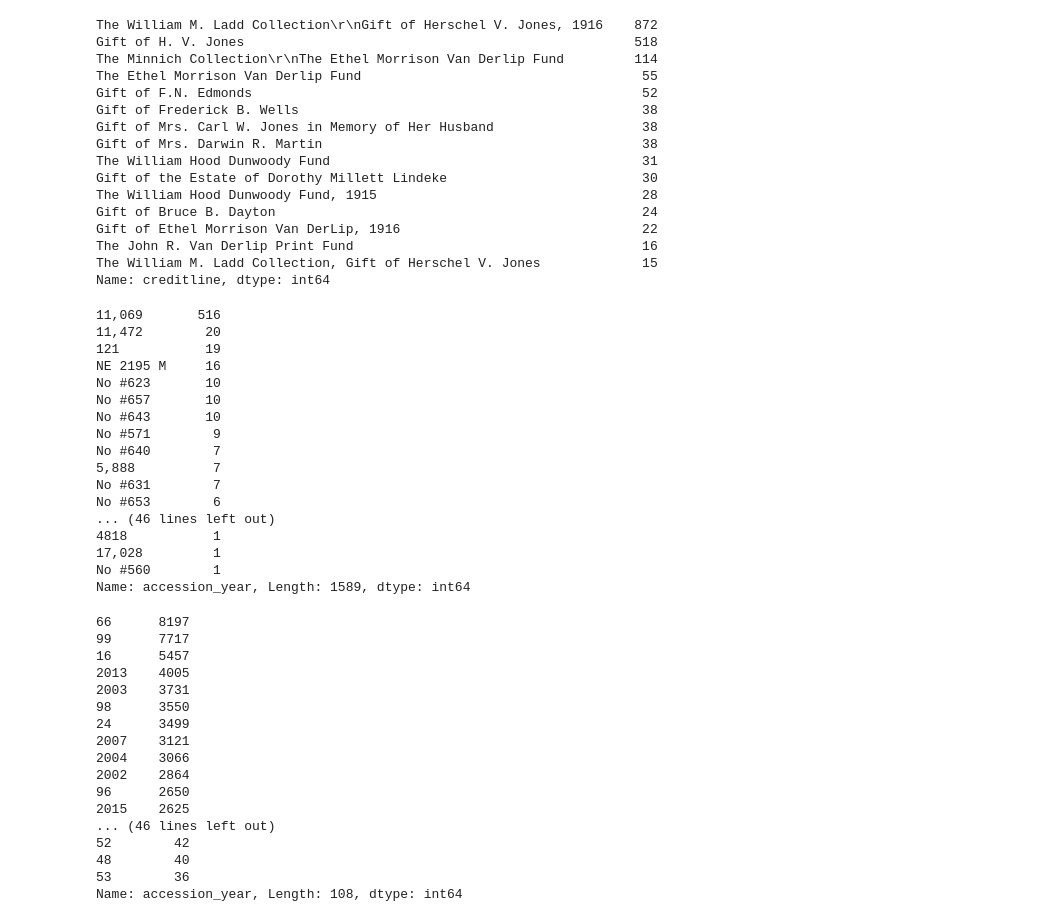
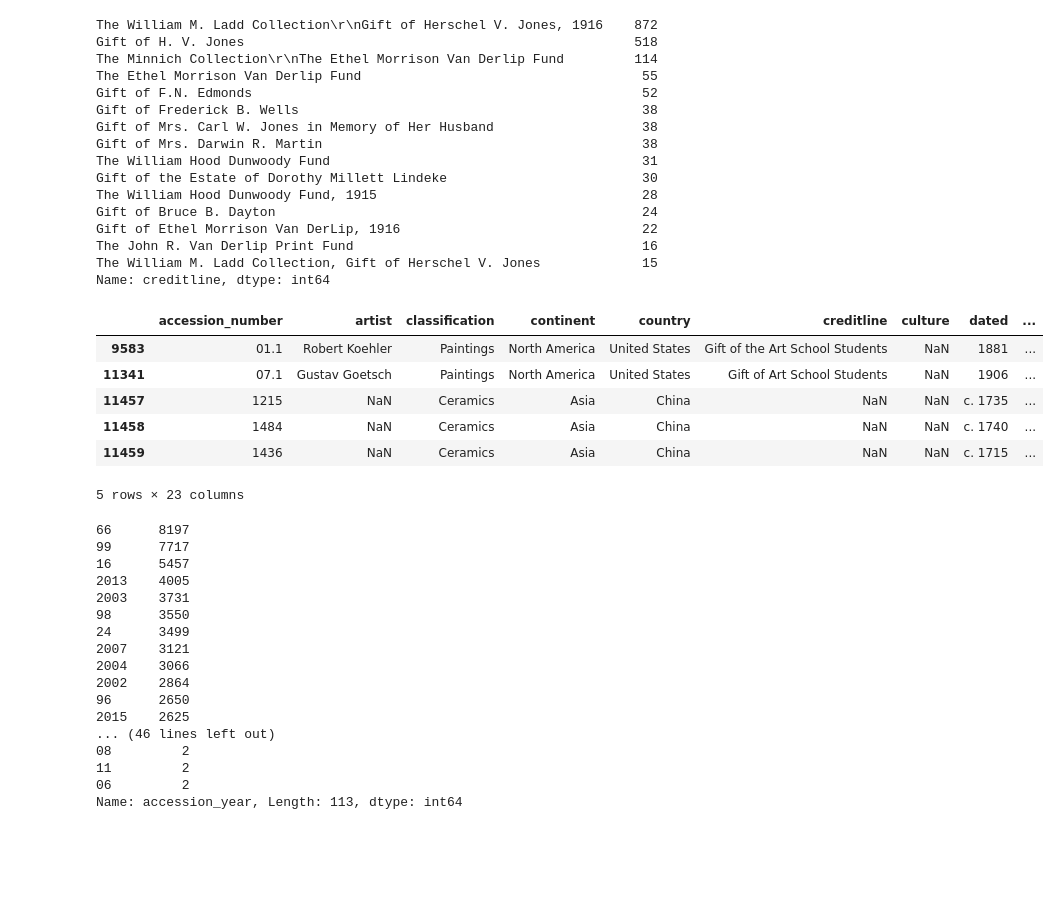
Before and after one commit to jackrapp/collection_map, a Jupyter notebook: accession_number_to_year.ipynb, the cells around one changed output. Saved outputs shown, nothing was run; the diff lists cells and outputs as text; code cells hidden in the pictures; blank space fills up the shorter version.

Commit message:
fixed groupby filter

```diff
--- a/accession_number_to_year.ipynb
+++ b/accession_number_to_year.ipynb
@@ -220,38 +220,28 @@ df.loc[(df['creditline'] == 'Carl W. Jones Memorial Fund, 1957 and The Miscellan
 # %%
 # rerun filters on updated dataframe
 # filter dataframe for accession years longer than 4 digits
 df_1 = df[df['accession_year'].map(lambda x: len(x) < 5)]
 df_2 = df[df['accession_year'].map(lambda x: len(x) > 4)]
 
 # filter dataframe for accession years equal to three digits
 df_3 = df_1[df_1['accession_year'].map(lambda x: len(x) != 3)]
 df_4 = df_1[df_1['accession_year'].map(lambda x: len(x) == 3)]
 
-# Use groupby to filter out any accession years with less than 30 entries
-df_grouped = df_3.groupby('accession_year').filter(lambda x: len(x) > 30)
-df_remainder = df_3.groupby('accession_year').filter(lambda x: len(x) <= 30)
+# Use groupby to filter out any accession years with less than 1 entry
+df_grouped = df_3.groupby('accession_year').filter(lambda x: len(x) > 1)
+df_remainder = df_3.groupby('accession_year').filter(lambda x: len(x) <= 1)
 
 # combine df_2, df_4, and df_remainder into one larger dataframe
 df_remainder = df_remainder.append([df_2,df_4])
-df_remainder.accession_year.value_counts()
+df_remainder.head()
 # %% [output]
+|  | accession_number | artist | classification | continent | country | creditline | culture | dated | ... |
+| 9583 | 01.1 | Robert Koehler | Paintings | North America | United States | Gift of the Art School Students | NaN | 1881 | ... |
+| 11341 | 07.1 | Gustav Goetsch | Paintings | North America | United States | Gift of Art School Students | NaN | 1906 | ... |
+| 11457 | 1215 | NaN | Ceramics | Asia | China | NaN | NaN | c. 1735 | ... |
+| 11458 | 1484 | NaN | Ceramics | Asia | China | NaN | NaN | c. 1740 | ... |
+| 11459 | 1436 | NaN | Ceramics | Asia | China | NaN | NaN | c. 1715 | ... |
-11,069       516
-11,472        20
-121           19
-NE 2195 M     16
-No #623       10
-No #657       10
-No #643       10
-No #571        9
-No #640        7
-5,888          7
-No #631        7
-No #653        6
-... (46 lines left out)
-4818           1
-17,028         1
-No #560        1
-Name: accession_year, Length: 1589, dtype: int64
+5 rows × 23 columns
 # %%
 df_grouped.accession_year.value_counts()
 # %% [output]
@@ -268,7 +258,7 @@ df_grouped.accession_year.value_counts()
 96      2650
 2015    2625
 ... (46 lines left out)
-52        42
-48        40
-53        36
-Name: accession_year, Length: 108, dtype: int64
+08         2
+11         2
+06         2
+Name: accession_year, Length: 113, dtype: int64
```
